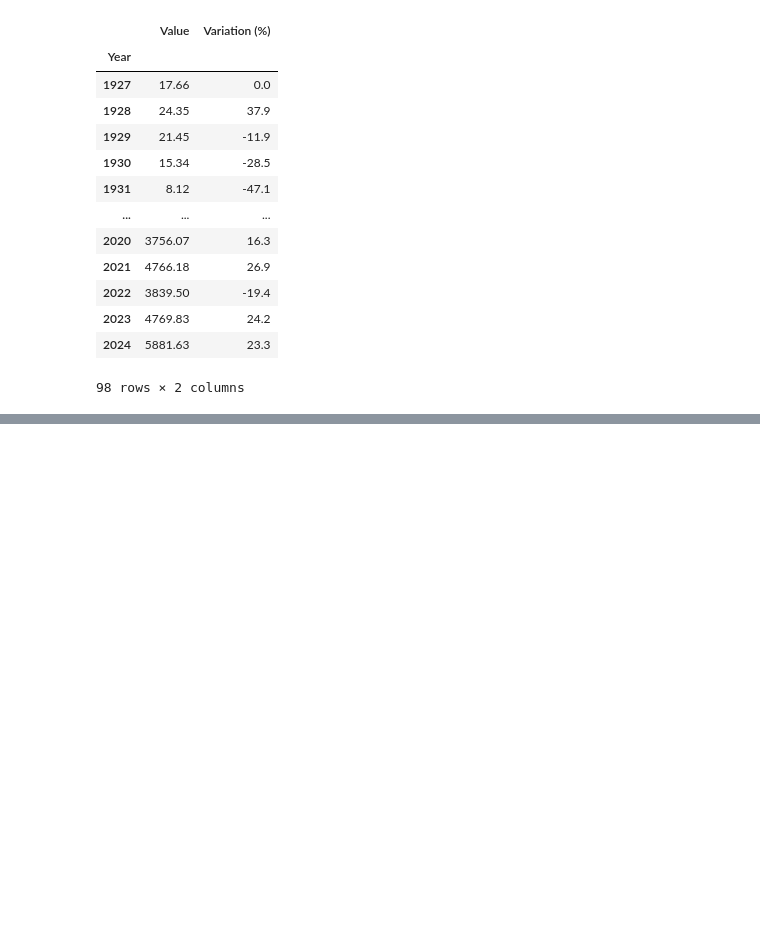
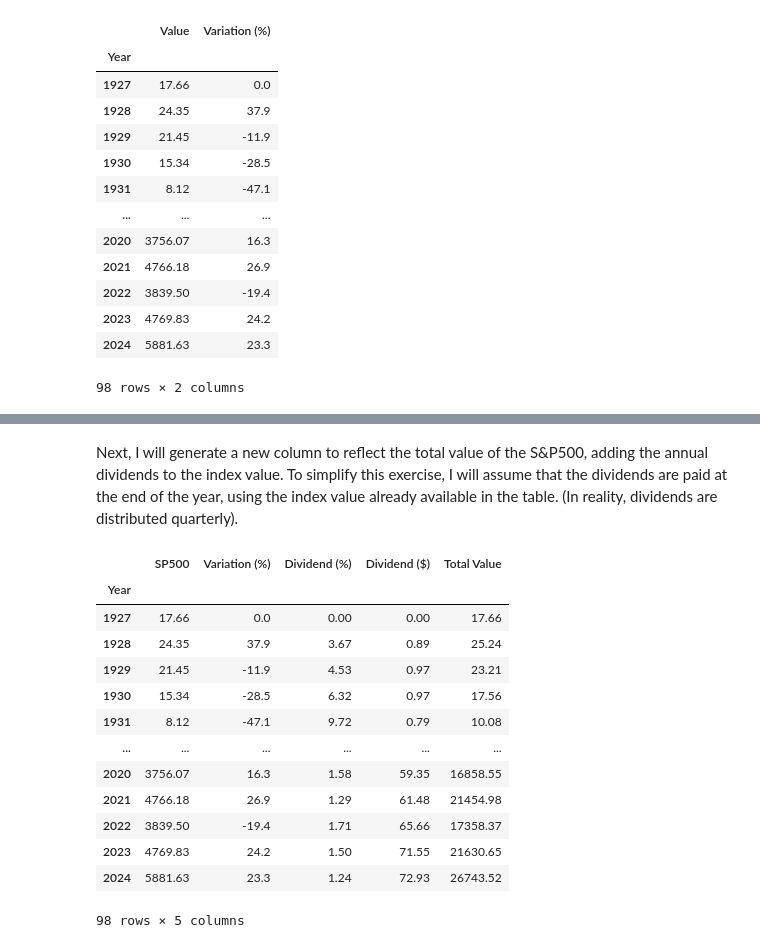
Before and after one commit to arinajman/personal, a Jupyter notebook: Project1.ipynb, the cells around one changed output, grey strips where cells are left out. Saved outputs shown, nothing was run; the diff lists cells and outputs as text; code cells hidden in the pictures; blank space fills up the shorter version.

```diff
--- a/Project1.ipynb
+++ b/Project1.ipynb
@@ -206,7 +170,7 @@ tic_year_close['Variation (%)']=tic_year_close['Variation (%)'].astype(float)
 for q in list(range(len(tic_year_close))):
     year_to_access = tic_year_close.index[q]
     if q==0:
-        tic_year_close.loc[year_to_access,'Variation (%)']=0
+        tic_year_close.loc[year_to_access,'Variation (%)']=round((tic_year_close.loc[year_to_access,'Value']/tic_data.iloc[0]['Close']-1)*100,1)
     else:
         year_previous = tic_year_close.index[q-1]
         tic_year_close.loc[year_to_access,'Variation (%)']=round((tic_year_close.loc[year_to_access,'Value']/tic_year_close.loc[year_previous,'Value']-1)*100,1)
@@ -228,0 +257,27 @@ tic_year_close
+# %% [markdown]
+Next, I will generate a new column to reflect the total value of the S&P500, adding the annual dividends to the index value. To simplify this exercise, I will assume that the dividends are paid at the end of the year, using the index value already available in the table. (In reality, dividends are distributed quarterly).
+# %%
+merged_df['Total Value'] = 0
+merged_df['Total Value'] = merged_df['Total Value'].astype(float)
+for i in list(range(len(merged_df))):
+    if i==0:
+      merged_df.iloc[i, merged_df.columns.get_loc('Total Value')] = merged_df.iloc[i, merged_df.columns.get_loc('SP500')] + merged_df.iloc[i, merged_df.columns.get_loc('Dividend ($)')]
+    else:
+      merged_df.iloc[i, merged_df.columns.get_loc('Total Value')] = merged_df.iloc[(i-1), merged_df.columns.get_loc('Total Value')] * ( 1 + merged_df.iloc[i, merged_df.columns.get_loc('Variation (%)')]/100) + merged_df.iloc[i, merged_df.columns.get_loc('Dividend ($)')]
+merged_df['Total Value'] = round(merged_df['Total Value'],2)
+merged_df
+# %% [output]
+|  | SP500 | Variation (%) | Dividend (%) | Dividend ($) | Total Value |
+| Year |  |  |  |  |  |
+| 1927 | 17.66 | 0.0 | 0.00 | 0.00 | 17.66 |
+| 1928 | 24.35 | 37.9 | 3.67 | 0.89 | 25.24 |
+| 1929 | 21.45 | -11.9 | 4.53 | 0.97 | 23.21 |
+| 1930 | 15.34 | -28.5 | 6.32 | 0.97 | 17.56 |
+| 1931 | 8.12 | -47.1 | 9.72 | 0.79 | 10.08 |
+| ... | ... | ... | ... | ... | ... |
+| 2020 | 3756.07 | 16.3 | 1.58 | 59.35 | 16858.55 |
+| 2021 | 4766.18 | 26.9 | 1.29 | 61.48 | 21454.98 |
+| 2022 | 3839.50 | -19.4 | 1.71 | 65.66 | 17358.37 |
+| 2023 | 4769.83 | 24.2 | 1.50 | 71.55 | 21630.65 |
+| 2024 | 5881.63 | 23.3 | 1.24 | 72.93 | 26743.52 |
+98 rows × 5 columns
```
Also changed, not shown: parts of 26 cells of this notebook.
